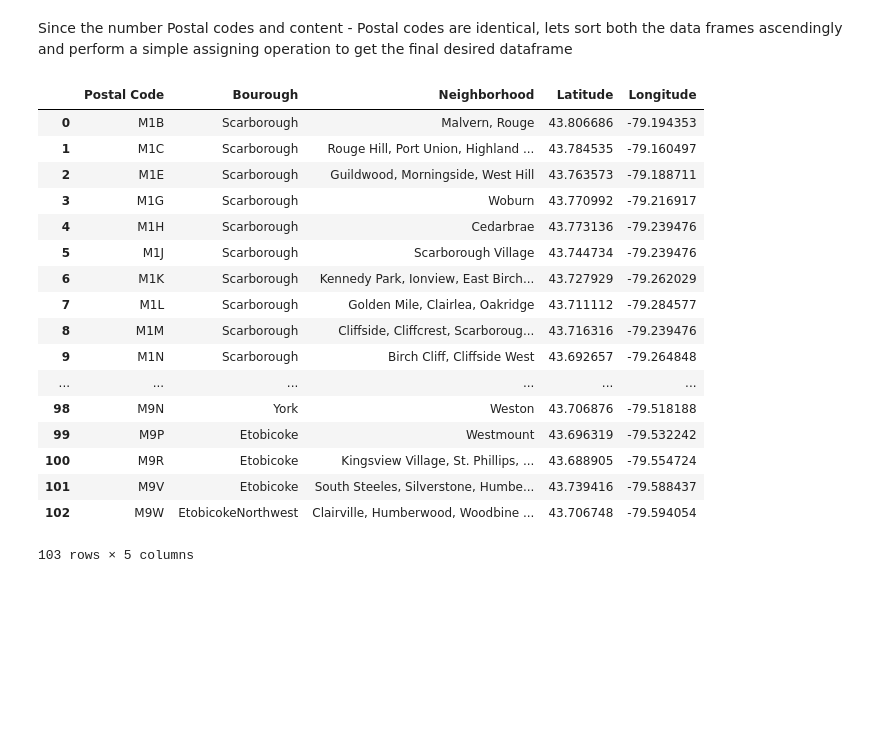
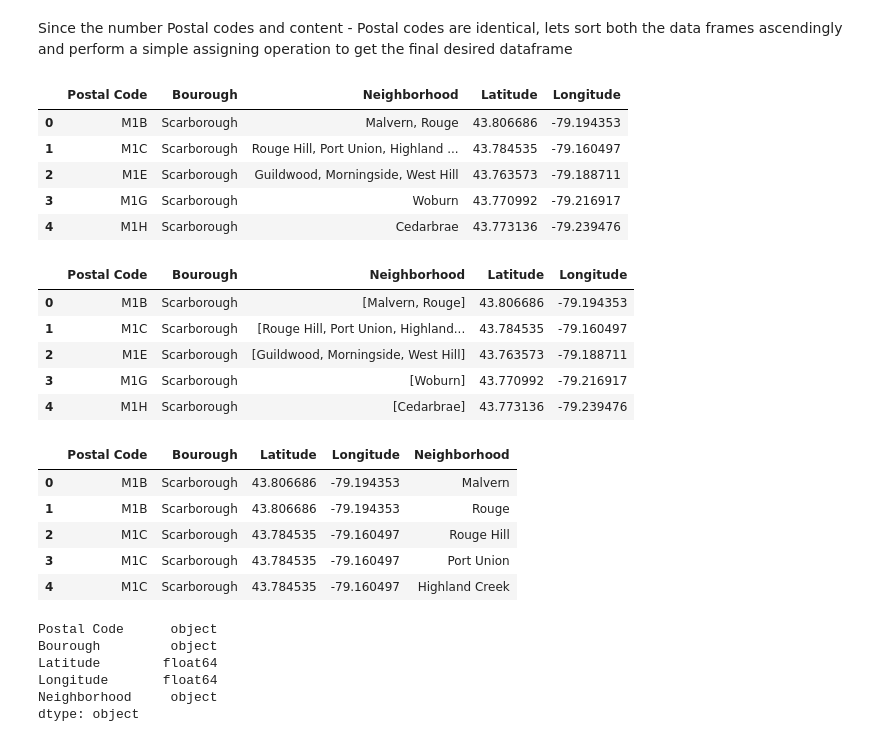
Before and after one commit to ParthRaj22/Battle-of-Neighborhoods, a Jupyter notebook: Battle of Neighborhoods.ipynb, the cells around one changed output. Drawn from its saved outputs; the diff is of its cells as text; code cells hidden in the pictures; blank space fills up the shorter version.

```diff
--- a/Battle of Neighborhoods.ipynb
+++ b/Battle of Neighborhoods.ipynb
@@ -97,23 +99,11 @@ lat_lon.sort_values('Postal Code', inplace = True)
 neighborhoods['Latitude'] = lat_lon['Latitude']
 neighborhoods['Longitude'] = lat_lon['Longitude']
 # %%
-neighborhoods
+neighborhoods.head()
 # %% [output]
 |  | Postal Code | Bourough | Neighborhood | Latitude | Longitude |
 | 0 | M1B | Scarborough | Malvern, Rouge | 43.806686 | -79.194353 |
 | 1 | M1C | Scarborough | Rouge Hill, Port Union, Highland ... | 43.784535 | -79.160497 |
 | 2 | M1E | Scarborough | Guildwood, Morningside, West Hill | 43.763573 | -79.188711 |
 | 3 | M1G | Scarborough | Woburn | 43.770992 | -79.216917 |
 | 4 | M1H | Scarborough | Cedarbrae | 43.773136 | -79.239476 |
-| 5 | M1J | Scarborough | Scarborough Village | 43.744734 | -79.239476 |
-| 6 | M1K | Scarborough | Kennedy Park, Ionview, East Birch... | 43.727929 | -79.262029 |
-| 7 | M1L | Scarborough | Golden Mile, Clairlea, Oakridge | 43.711112 | -79.284577 |
-| 8 | M1M | Scarborough | Cliffside, Cliffcrest, Scarboroug... | 43.716316 | -79.239476 |
-| 9 | M1N | Scarborough | Birch Cliff, Cliffside West | 43.692657 | -79.264848 |
-| ... | ... | ... | ... | ... | ... |
-| 98 | M9N | York | Weston | 43.706876 | -79.518188 |
-| 99 | M9P | Etobicoke | Westmount | 43.696319 | -79.532242 |
-| 100 | M9R | Etobicoke | Kingsview Village, St. Phillips, ... | 43.688905 | -79.554724 |
-| 101 | M9V | Etobicoke | South Steeles, Silverstone, Humbe... | 43.739416 | -79.588437 |
-| 102 | M9W | EtobicokeNorthwest | Clairville, Humberwood, Woodbine ... | 43.706748 | -79.594054 |
-103 rows × 5 columns
@@ -119,0 +113,9 @@ neighborhoods
+# %%
+neighborhoods.head()
+# %% [output]
+|  | Postal Code | Bourough | Neighborhood | Latitude | Longitude |
+| 0 | M1B | Scarborough | [Malvern, Rouge] | 43.806686 | -79.194353 |
+| 1 | M1C | Scarborough | [Rouge Hill, Port Union, Highland... | 43.784535 | -79.160497 |
+| 2 | M1E | Scarborough | [Guildwood, Morningside, West Hill] | 43.763573 | -79.188711 |
+| 3 | M1G | Scarborough | [Woburn] | 43.770992 | -79.216917 |
+| 4 | M1H | Scarborough | [Cedarbrae] | 43.773136 | -79.239476 |
@@ -119,0 +131,18 @@ neighborhoods
+# %%
+neighborhoods.head()
+# %% [output]
+|  | Postal Code | Bourough | Latitude | Longitude | Neighborhood |
+| 0 | M1B | Scarborough | 43.806686 | -79.194353 | Malvern |
+| 1 | M1B | Scarborough | 43.806686 | -79.194353 | Rouge |
+| 2 | M1C | Scarborough | 43.784535 | -79.160497 | Rouge Hill |
+| 3 | M1C | Scarborough | 43.784535 | -79.160497 | Port Union |
+| 4 | M1C | Scarborough | 43.784535 | -79.160497 | Highland Creek |
+# %%
+neighborhoods.dtypes
+# %% [output]
+Postal Code      object
+Bourough         object
+Latitude        float64
+Longitude       float64
+Neighborhood     object
+dtype: object
```
Also changed, not shown: parts of 57 cells of this notebook.
